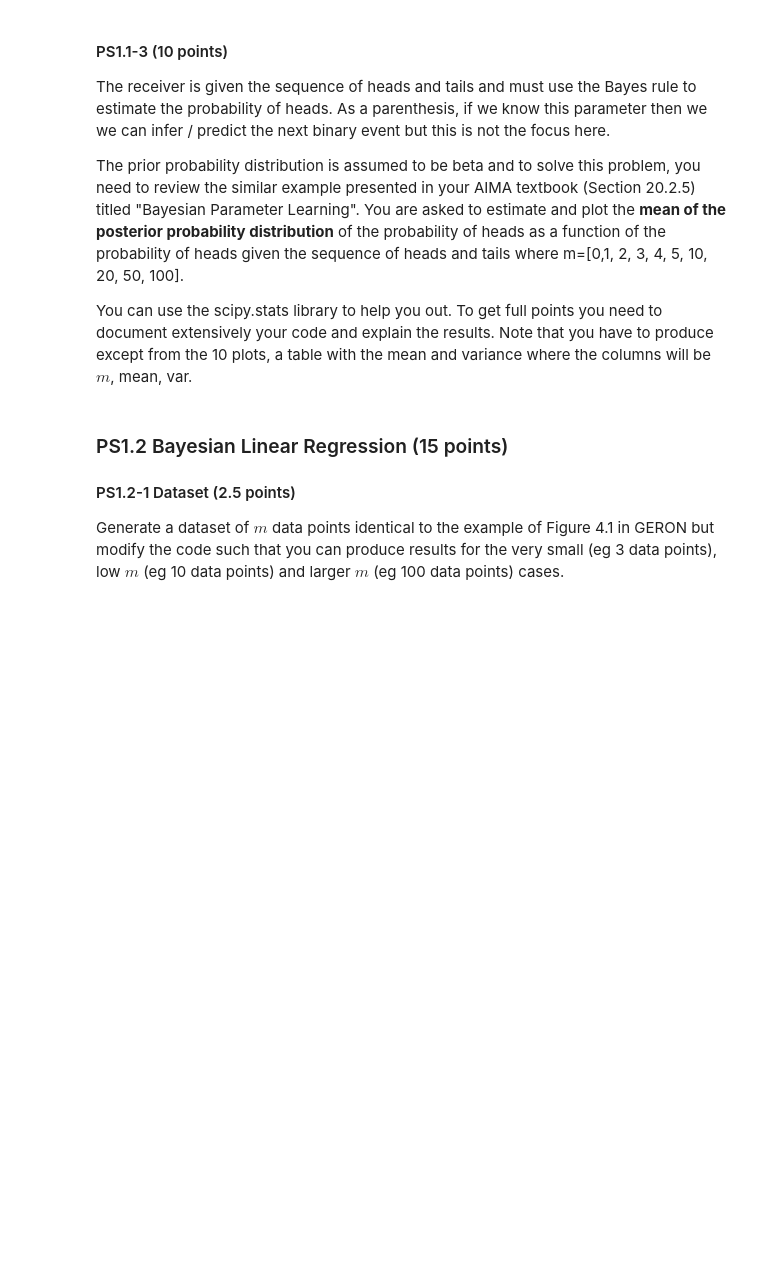
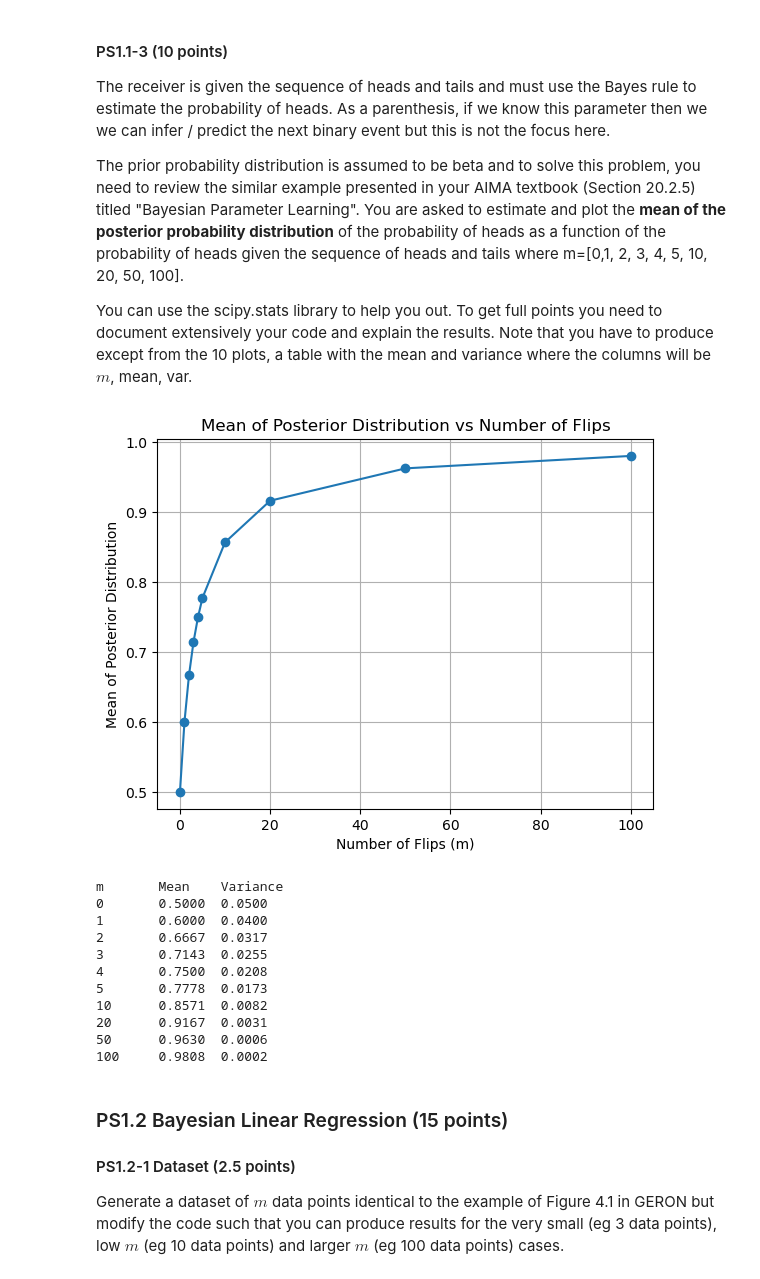
Before and after one commit to stevenkyritsis/AI-Projects, a Jupyter notebook: take-home.ipynb, the cells around one changed output. Cells and saved outputs as stored; diff of their text form; code cells hidden in the pictures; blank space fills up the shorter version.

```diff
--- a/take-home.ipynb
+++ b/take-home.ipynb
@@ -65,6 +65,73 @@ The receiver is given the sequence of heads and tails and must use the Bayes rul
 The prior probability distribution is assumed to be beta and to solve this problem, you need to review the similar example presented in your AIMA textbook (Section 20.2.5) titled "Bayesian Parameter Learning". You are asked to estimate and plot the **mean of the posterior probability distribution** of the probability of heads as a function of the probability of heads given the sequence of heads and tails where m=[0,1, 2, 3, 4, 5, 10, 20, 50, 100].
 
 You can use the scipy.stats library to help you out. To get full points you need to document extensively your code and explain the results. Note that you have to produce except from the 10 plots, a table with the mean and variance where the columns will be $m$, mean, var.
+# %%
+import numpy as np
+import matplotlib.pyplot as plt
+
+# Define prior parameters
+alpha = 2
+beta = 2
+
+# Define m values
+m_values = [0, 1, 2, 3, 4, 5, 10, 20, 50, 100]
+
+# Initialize lists to store mean and variance
+mean_list = []
+variance_list = []
+
+# Function to update posterior distribution and calculate mean and variance
+def update_posterior(m, alpha, beta, sequence):
+    # Count number of heads
+    num_heads = sequence.count('H')
+
+    # Update alpha and beta
+    alpha_posterior = alpha + num_heads
+    betaposterior = beta + m - num_heads
+
+    # Calculate mean and variance of posterior distribution
+    mean = alpha_posterior / (alpha_posterior + betaposterior)
+    variance = (alpha_posterior * betaposterior) / (((alpha_posterior + betaposterior) ** 2) * (alpha_posterior + betaposterior + 1))
+
+    return mean, variance
+
+# Iterate over m values
+for m in m_values:
+    # Generate sequence of heads and tails (for illustration purpose, here we assume all heads)
+    sequence = 'H' * m
+
+    # Update posterior and calculate mean and variance
+    mean, variance = update_posterior(m, alpha, beta, sequence)
+
+    # Append to lists
+    mean_list.append(mean)
+    variance_list.append(variance)
+
+# Plot mean of posterior distribution as a function of m
+plt.plot(m_values, mean_list, marker='o')
+plt.xlabel('Number of Flips (m)')
+plt.ylabel('Mean of Posterior Distribution')
+plt.title('Mean of Posterior Distribution vs Number of Flips')
+plt.grid()
+plt.show()
+
+# Display table of m, mean, and variance
+print("m \t Mean \t Variance")
+for i in range(len(m_values)):
+    print(f"{m_values[i]} \t {mean_list[i]:.4f} \t {variance_list[i]:.4f}")
+# %% [output]
+[figure, added]
+m       Mean    Variance
+0       0.5000  0.0500
+1       0.6000  0.0400
+2       0.6667  0.0317
+3       0.7143  0.0255
+4       0.7500  0.0208
+5       0.7778  0.0173
+10      0.8571  0.0082
+20      0.9167  0.0031
+50      0.9630  0.0006
+100     0.9808  0.0002
 # %% [markdown]
 ### PS1.2 Bayesian Linear Regression (15 points)
 
```
Also changed, not shown: parts of 2 cells of this notebook.
